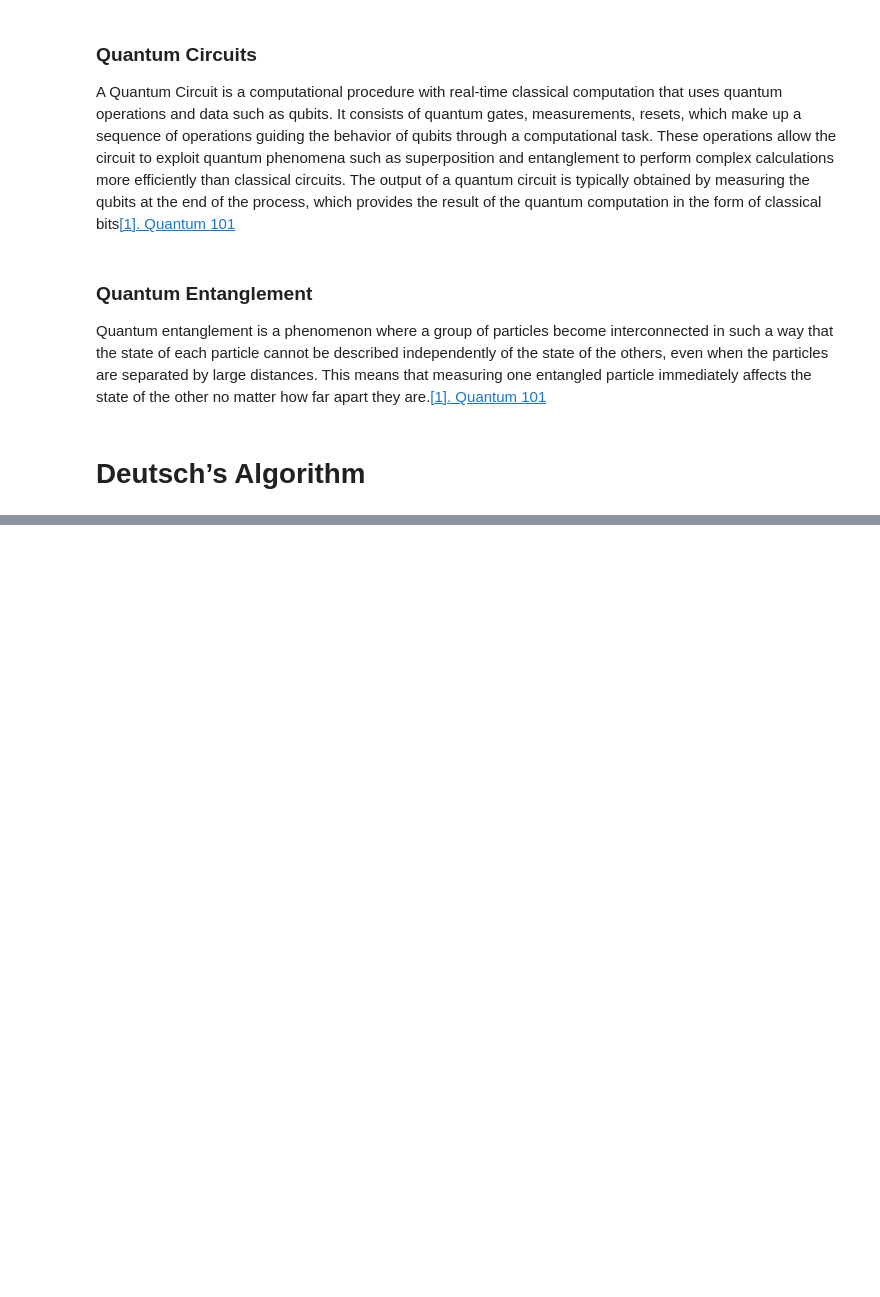
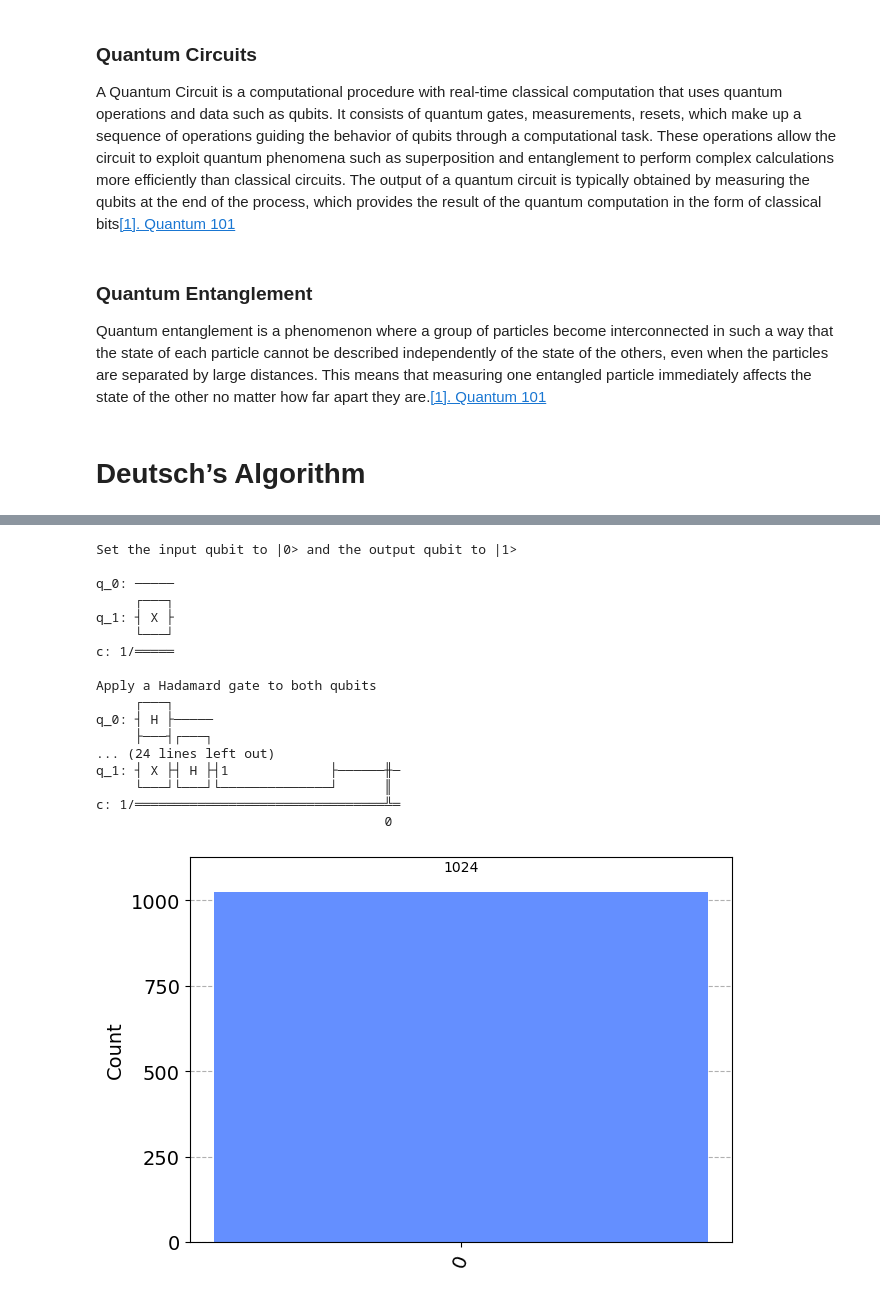
Before and after one commit to rohansikder/DeutschsAlgorithm, a Jupyter notebook: project.ipynb, the cells around one changed output, grey strips where cells are left out. Cells and saved outputs as stored; diff of their text form; code cells hidden in the pictures; blank space fills up the shorter version.

Commit message:
Implemented basic Quantum Circuit demonstrating Deutsch's Algorithm

```diff
--- a/project.ipynb
+++ b/project.ipynb
@@ -46,0 +80,5 @@ Deutsch's algorithm can solve this problem with only one query to the black box
+# %%
+def constant_oracle():
+    qc = QuantumCircuit(2)
+    # Since the function is constant, no operation is performed on the qubit.
+    return qc
@@ -46,0 +91,29 @@ Deutsch's algorithm can solve this problem with only one query to the black box
+# %%
+def deutsch_algorithm(oracle):
+    qc = QuantumCircuit(2, 1)
+
+    # The first qubit should be in state |0> (which it already is by default).
+    # The second qubit should be in state |1>, which is achieved by applying an X gate.
+    qc.x(1)
+    print("Set the input qubit to |0> and the output qubit to |1>")
+    print(qc)
+
+    # Apply a Hadamard gate to both qubits
+    qc.h(0)
+    qc.h(1)
+    print("Apply a Hadamard gate to both qubits")
+    print(qc)
+
+    # Apply the oracle
+    qc.append(oracle, [0, 1])
+    print("Apply the oracle")
+    print(qc)
+
+    # Apply another Hadamard gate to the input qubit
+    qc.h(0)
+    print("Apply another Hadamard gate to the input qubit")
+    print(qc)
+
+    # Measurement
+    qc.measure(0, 0)
+    return qc
@@ -46,0 +126,29 @@ Deutsch's algorithm can solve this problem with only one query to the black box
+# %%
+# Constant Oracle Circuit
+constant_circuit = deutsch_algorithm(constant_oracle())
+print("Constant Oracle Circuit:")
+print(constant_circuit)
+
+simulator = Aer.get_backend('qasm_simulator')
+results_constant = execute(constant_circuit, simulator).result()
+counts_constant = results_constant.get_counts(constant_circuit)
+plot_histogram(counts_constant)
+# %% [output]
+Set the input qubit to |0> and the output qubit to |1>
+
+q_0: ─────
+     ┌───┐
+q_1: ┤ X ├
+     └───┘
+c: 1/═════
+
+Apply a Hadamard gate to both qubits
+     ┌───┐
+q_0: ┤ H ├─────
+     ├───┤┌───┐
+... (24 lines left out)
+q_1: ┤ X ├┤ H ├┤1             ├──────╫─
+     └───┘└───┘└──────────────┘      ║
+c: 1/════════════════════════════════╩═
+                                     0
+[figure, added]
```
Also changed, not shown: parts of 13 cells of this notebook, 1 other file.
